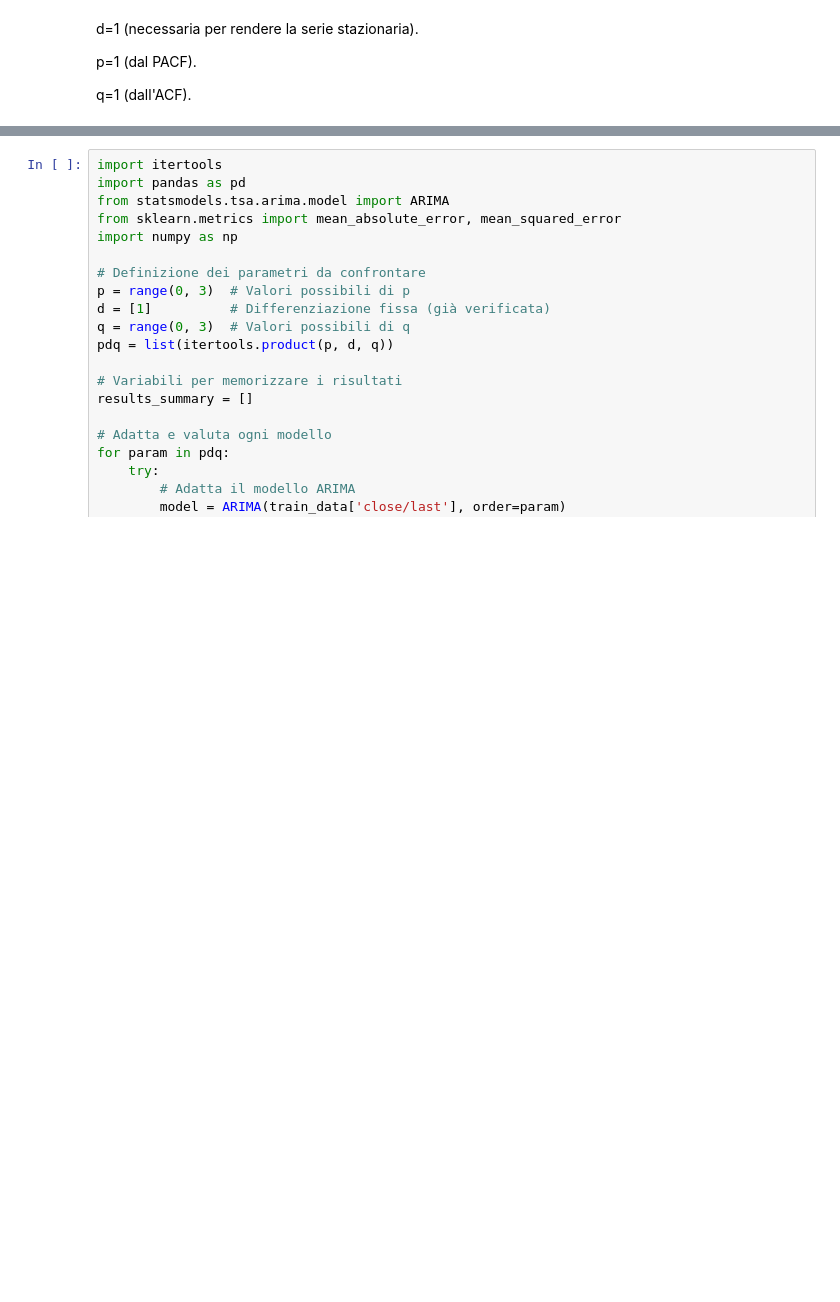
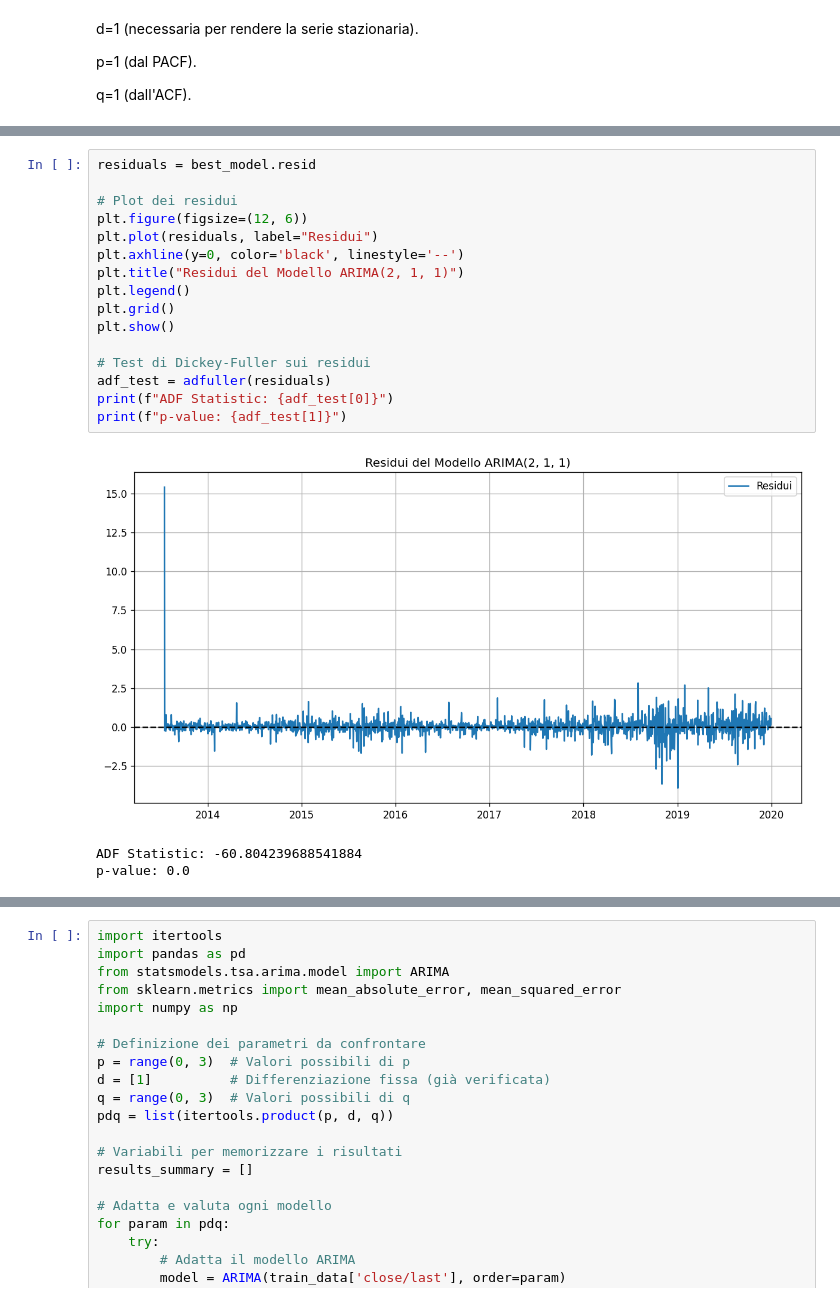
Before and after one commit to diegosantarelli/Data_science_2024, a Jupyter notebook: DS_Python/Stock_market.ipynb, the cells around one changed output, grey strips where cells are left out. Drawn from its saved outputs; the diff is of its cells as text; blank space fills up the shorter version.

```diff
--- a/DS_Python/Stock_market.ipynb
+++ b/DS_Python/Stock_market.ipynb
@@ -565,3 +610,23 @@ Warnings:
+# %%
+residuals = best_model.resid
+
+# Plot dei residui
+plt.figure(figsize=(12, 6))
+plt.plot(residuals, label="Residui")
+plt.axhline(y=0, color='black', linestyle='--')
+plt.title("Residui del Modello ARIMA(2, 1, 1)")
+plt.legend()
+plt.grid()
+plt.show()
+
+# Test di Dickey-Fuller sui residui
+adf_test = adfuller(residuals)
+print(f"ADF Statistic: {adf_test[0]}")
+print(f"p-value: {adf_test[1]}")
+# %% [output]
+[figure, added]
+ADF Statistic: -60.804239688541884
+p-value: 0.0
 # %%
 # Grafici diagnostici
 best_model.plot_diagnostics(figsize=(12, 8))
```
Also changed, not shown: parts of 66 cells of this notebook.
